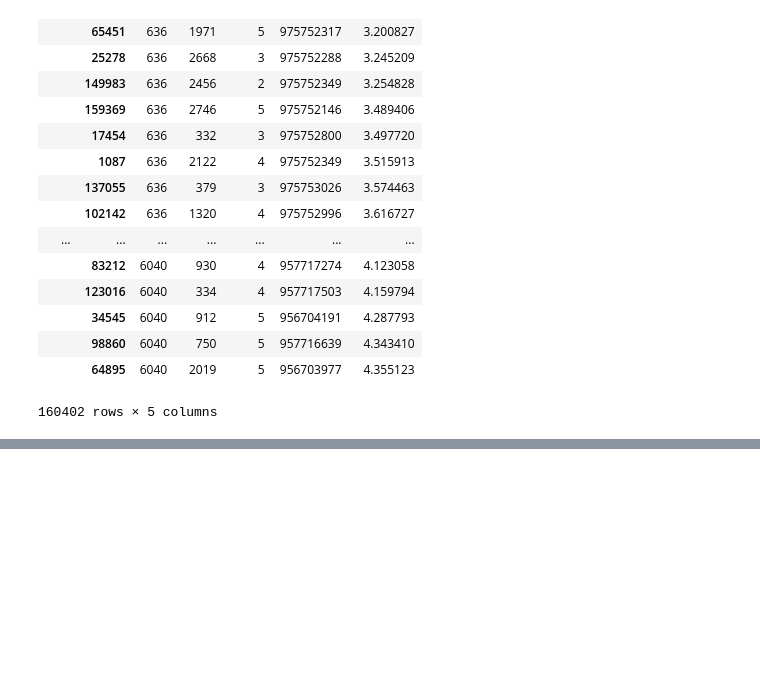
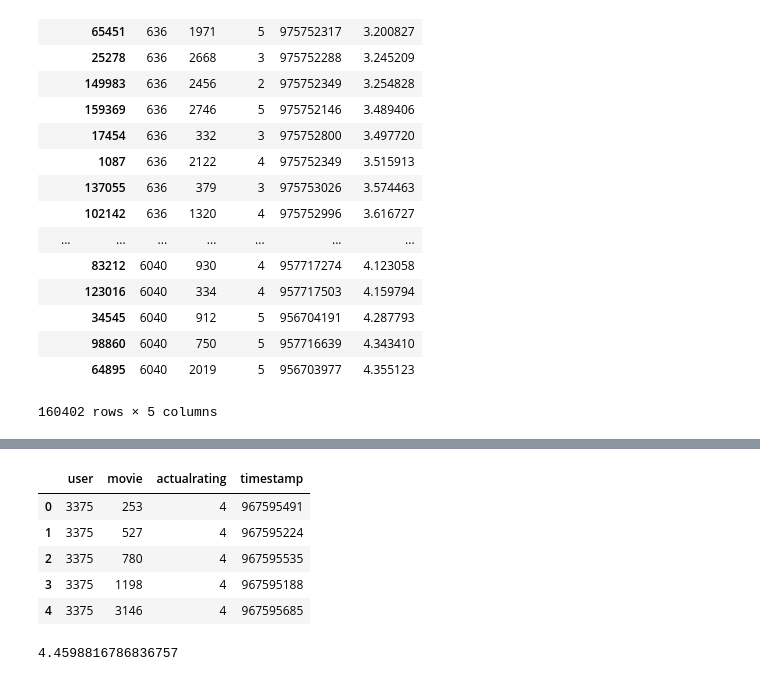
Before and after one commit to asml09/recommenders-, a Jupyter notebook: andrea.ipynb, the cells around one changed output, grey strips where cells are left out. Saved outputs shown, nothing was run; the diff lists cells and outputs as text; code cells hidden in the pictures; blank space fills up the shorter version.

```diff
--- a/andrea.ipynb
+++ b/andrea.ipynb
@@ -238,0 +305,9 @@ grouped2
+# %%
+test_df.head()
+# %% [output]
+|  | user | movie | actualrating | timestamp |
+| 0 | 3375 | 253 | 4 | 967595491 |
+| 1 | 3375 | 527 | 4 | 967595224 |
+| 2 | 3375 | 780 | 4 | 967595535 |
+| 3 | 3375 | 1198 | 4 | 967595188 |
+| 4 | 3375 | 3146 | 4 | 967595685 |
@@ -238,0 +329,4 @@ grouped2
+# %%
+make_model(False, 0.1, 12)
+# %% [output]
+4.4598816786836757
```
Also changed, not shown: parts of 10 cells of this notebook.
